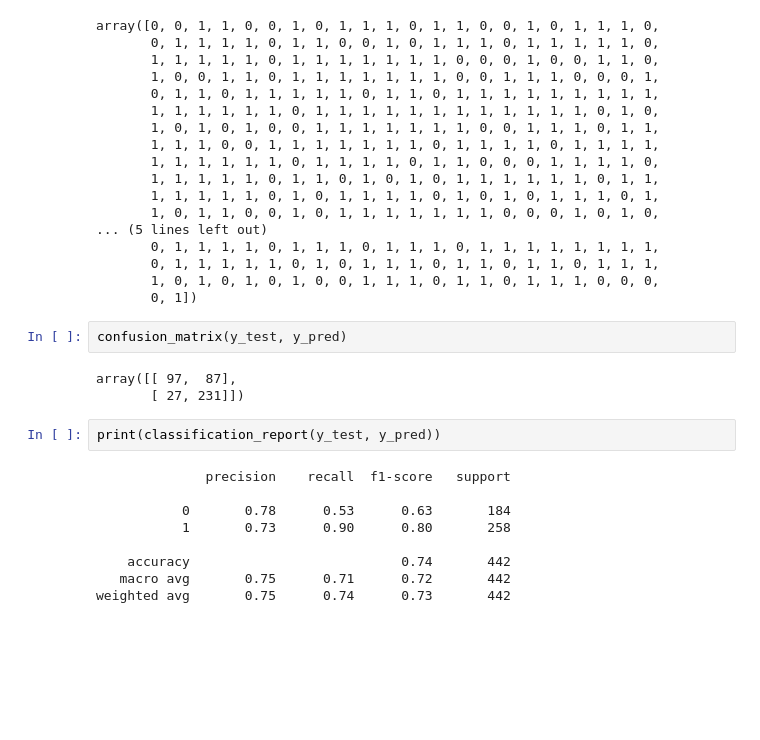
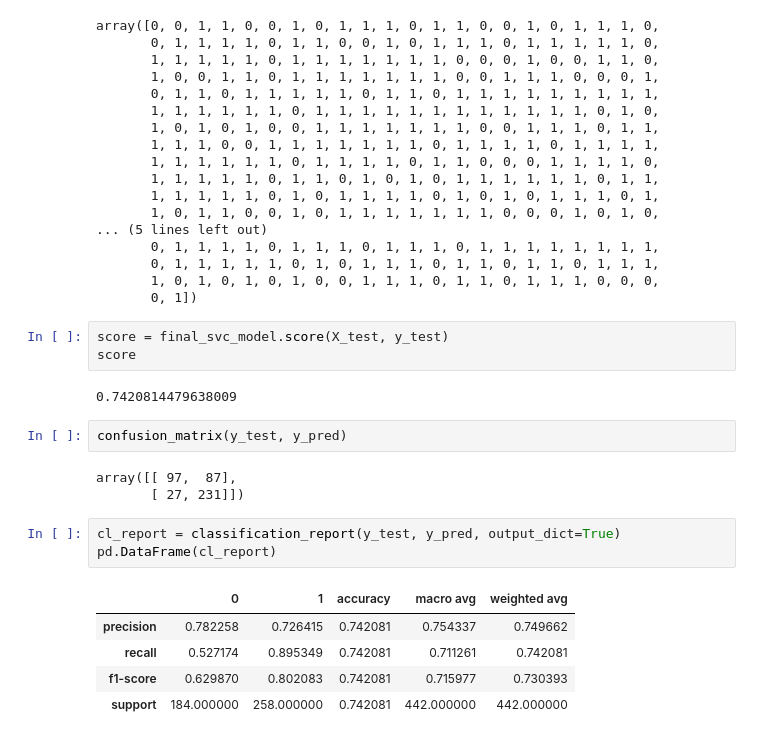
Before and after one commit to UBC-MDS/contraceptive_method_predictor, a Jupyter notebook: notebooks/prediction.ipynb, the cells around one changed output. Drawn from its saved outputs; the diff is of its cells as text; blank space fills up the shorter version.

```diff
--- a/notebooks/prediction.ipynb
+++ b/notebooks/prediction.ipynb
@@ -169,19 +158,22 @@ array([0, 0, 1, 1, 0, 0, 1, 0, 1, 1, 1, 0, 1, 1, 0, 0, 1, 0, 1, 1, 1, 0,
        0, 1, 1, 1, 1, 1, 0, 1, 0, 1, 1, 1, 0, 1, 1, 0, 1, 1, 0, 1, 1, 1,
        1, 0, 1, 0, 1, 0, 1, 0, 0, 1, 1, 1, 0, 1, 1, 0, 1, 1, 1, 0, 0, 0,
        0, 1])
+# %%
+score = final_svc_model.score(X_test, y_test)
+score
+# %% [output]
+0.7420814479638009
 # %%
 confusion_matrix(y_test, y_pred)
 # %% [output]
 array([[ 97,  87],
        [ 27, 231]])
 # %%
-print(classification_report(y_test, y_pred))
+cl_report = classification_report(y_test, y_pred, output_dict=True)
+pd.DataFrame(cl_report)
 # %% [output]
-              precision    recall  f1-score   support
-
-           0       0.78      0.53      0.63       184
-           1       0.73      0.90      0.80       258
-
-    accuracy                           0.74       442
-   macro avg       0.75      0.71      0.72       442
-weighted avg       0.75      0.74      0.73       442
+|  | 0 | 1 | accuracy | macro avg | weighted avg |
+| precision | 0.782258 | 0.726415 | 0.742081 | 0.754337 | 0.749662 |
+| recall | 0.527174 | 0.895349 | 0.742081 | 0.711261 | 0.742081 |
+| f1-score | 0.629870 | 0.802083 | 0.742081 | 0.715977 | 0.730393 |
+| support | 184.000000 | 258.000000 | 0.742081 | 442.000000 | 442.000000 |
```
Also changed, not shown: parts of 14 cells of this notebook, 4 other files.
